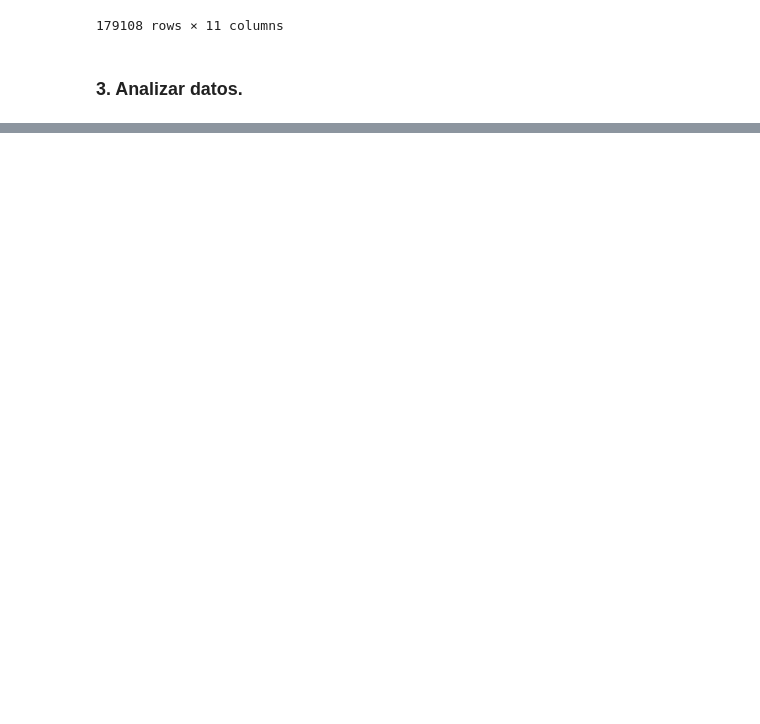
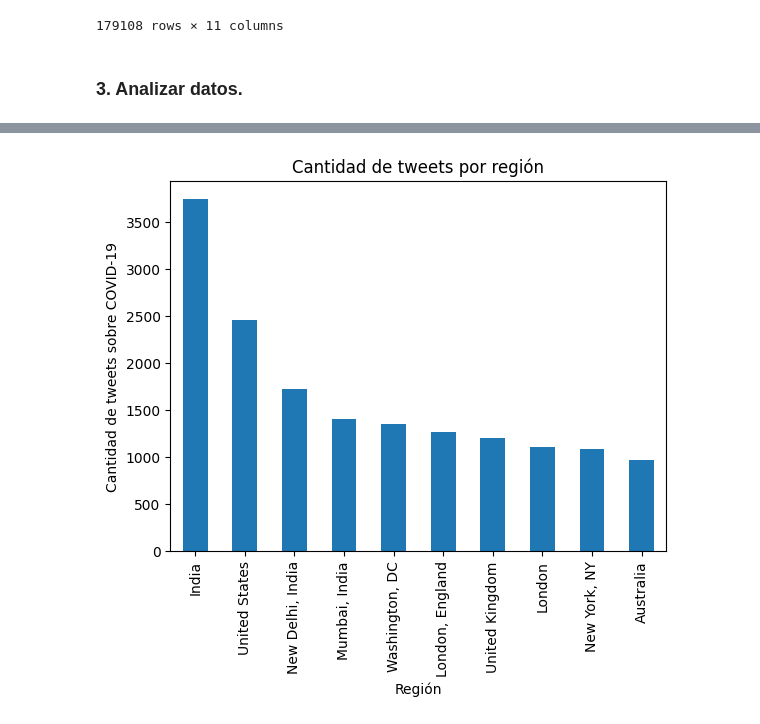
Before and after one commit to alejandru00/Tweets---Busqueda-y-Uso-de-Dataset, a Jupyter notebook: tratamiento_y_limpieza_datos.ipynb, the cells around one changed output, grey strips where cells are left out. Saved outputs shown, nothing was run; the diff lists cells and outputs as text; code cells hidden in the pictures; blank space fills up the shorter version.

```diff
--- a/tratamiento_y_limpieza_datos.ipynb
+++ b/tratamiento_y_limpieza_datos.ipynb
@@ -133,8 +178,9 @@ Name: user_location, Length: 26920, dtype: int64
 # %%
-# Crear el gráfico y los títulos
-tweets_por_region.plot(kind='bar').head(10)
+# Crear el gráfico
+tweets_por_region.head(10).plot(kind='bar')
 plt.title('Cantidad de tweets por región')
 plt.xlabel('Región')
-plt.ylabel('10 sitios con mas tweets sobre el covid-19.')
-
+plt.ylabel('Cantidad de tweets sobre COVID-19')
 plt.show()
+# %% [output]
+[figure, added]
```
Also changed, not shown: parts of 12 cells of this notebook.
